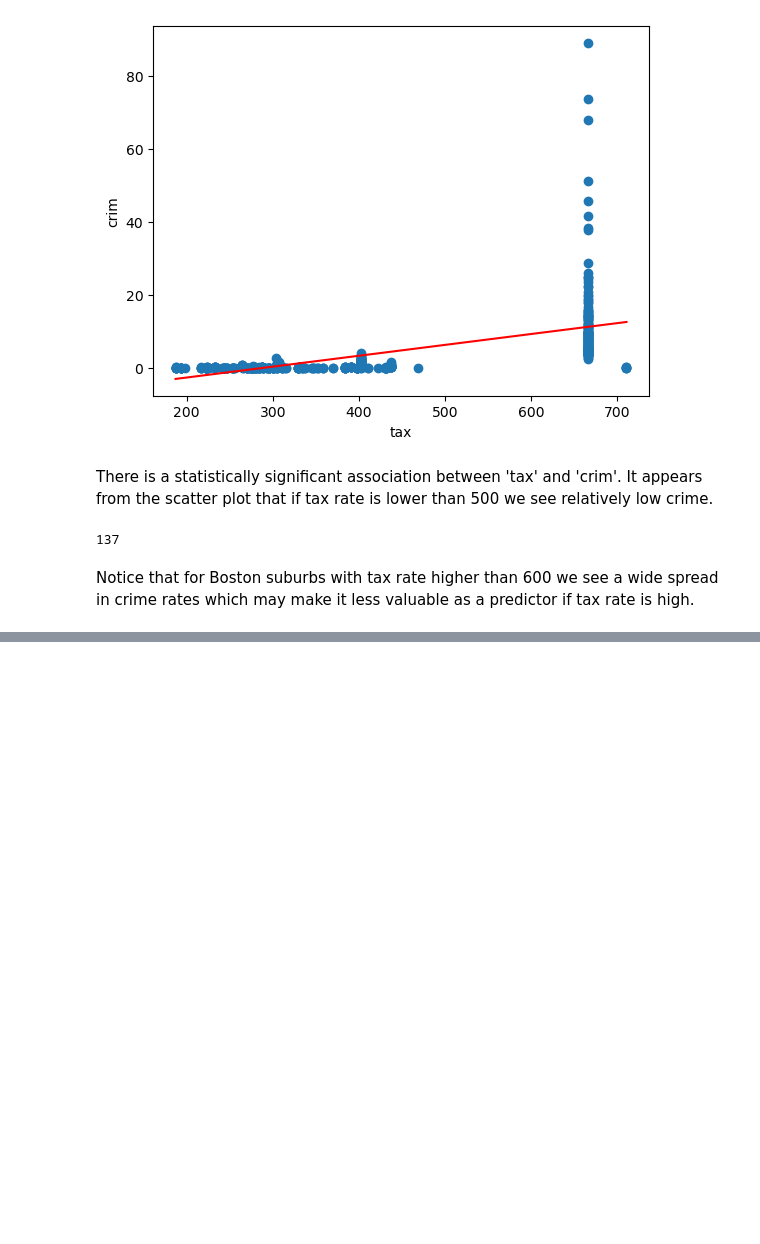
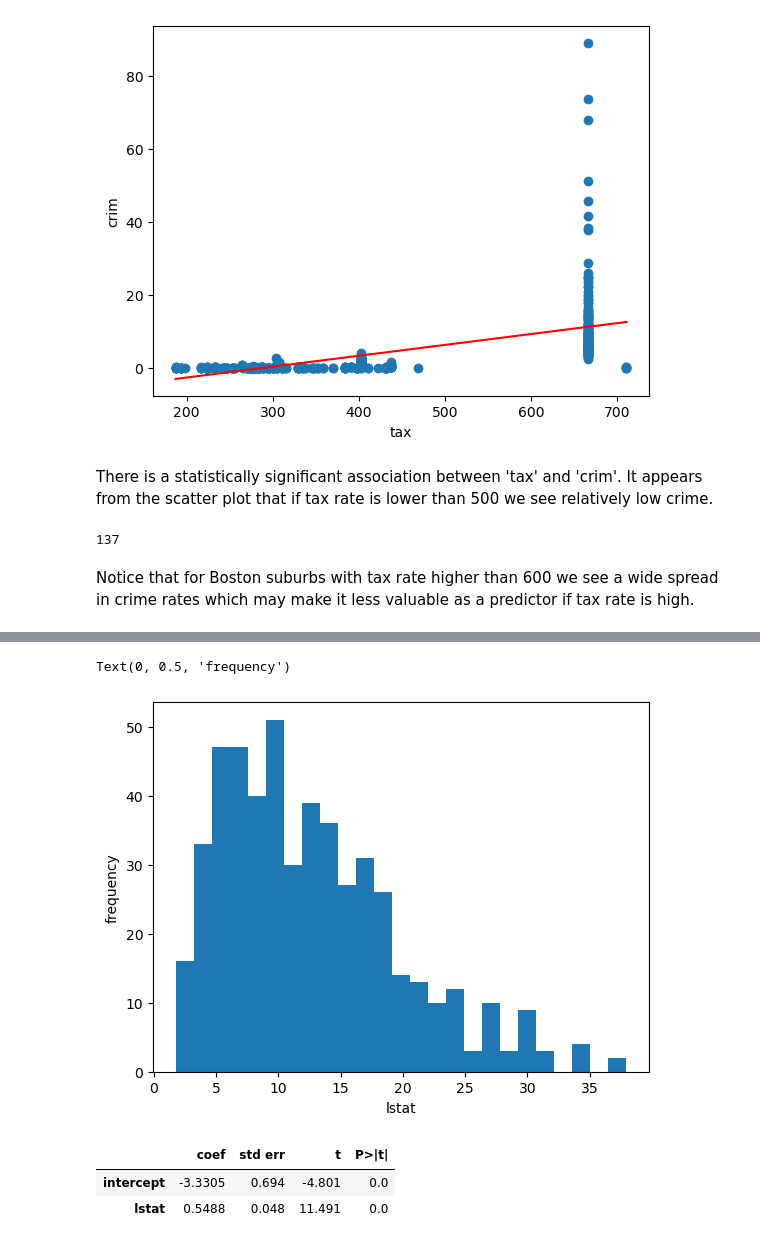
Before and after one commit to carmancater/an-introduction-to-statistical-learning-with-applications-in-python, a Jupyter notebook: Chapter 03 - Linear Regression/Ch 3 Ex 15.ipynb, the cells around one changed output, grey strips where cells are left out. Drawn from its saved outputs; the diff is of its cells as text; code cells hidden in the pictures; blank space fills up the shorter version.

```diff
--- a/Chapter 03 - Linear Regression/Ch 3 Ex 15.ipynb
+++ b/Chapter 03 - Linear Regression/Ch 3 Ex 15.ipynb
@@ -513,0 +584,15 @@ Notice that for Boston suburbs with tax rate higher than 600 we see a wide sprea
+# %%
+plt.hist(df[var], bins=25);
+plt.xlabel(var)
+plt.ylabel('frequency')
+# %% [output]
+Text(0, 0.5, 'frequency')
+[figure, added]
+# %%
+X = MS([var]).fit_transform(df)
+result = sm.OLS(y, X).fit()
+summarize(result)
+# %% [output]
+|  | coef | std err | t | P>|t| |
+| intercept | -3.3305 | 0.694 | -4.801 | 0.0 |
+| lstat | 0.5488 | 0.048 | 11.491 | 0.0 |
```
Also changed, not shown: parts of 28 cells of this notebook.
